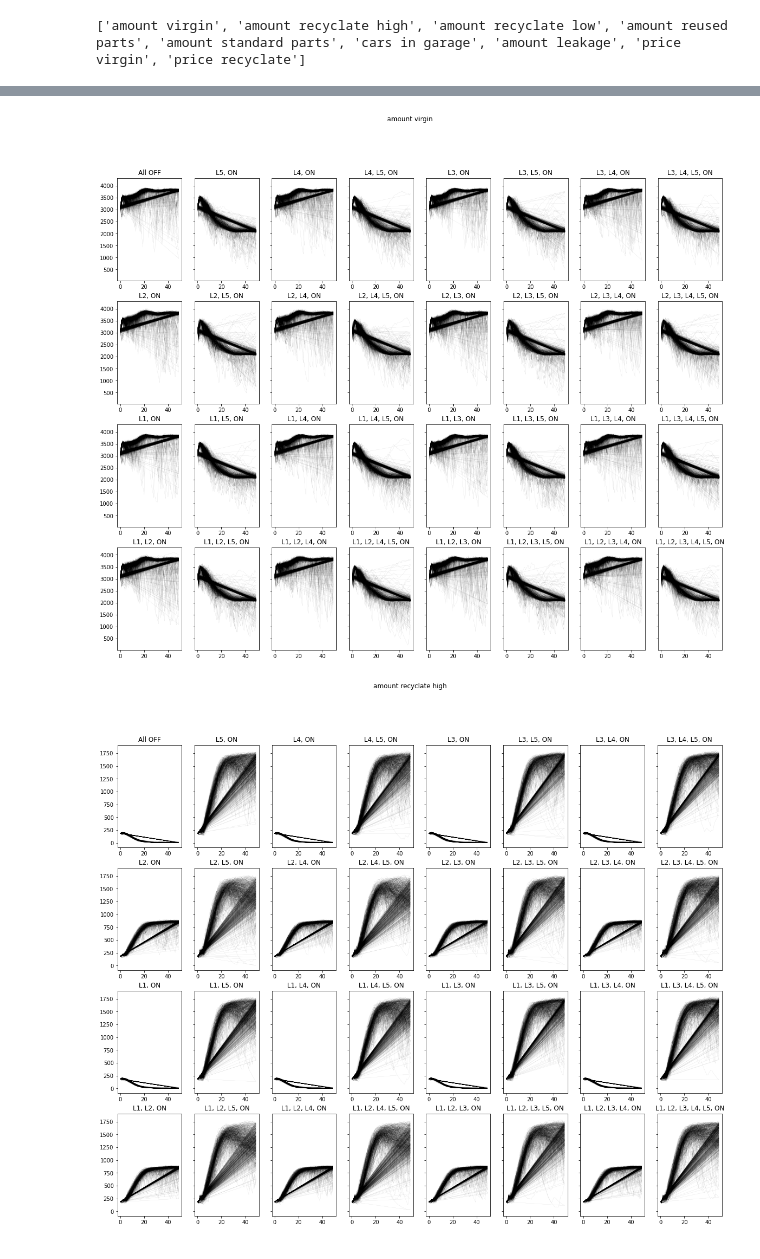
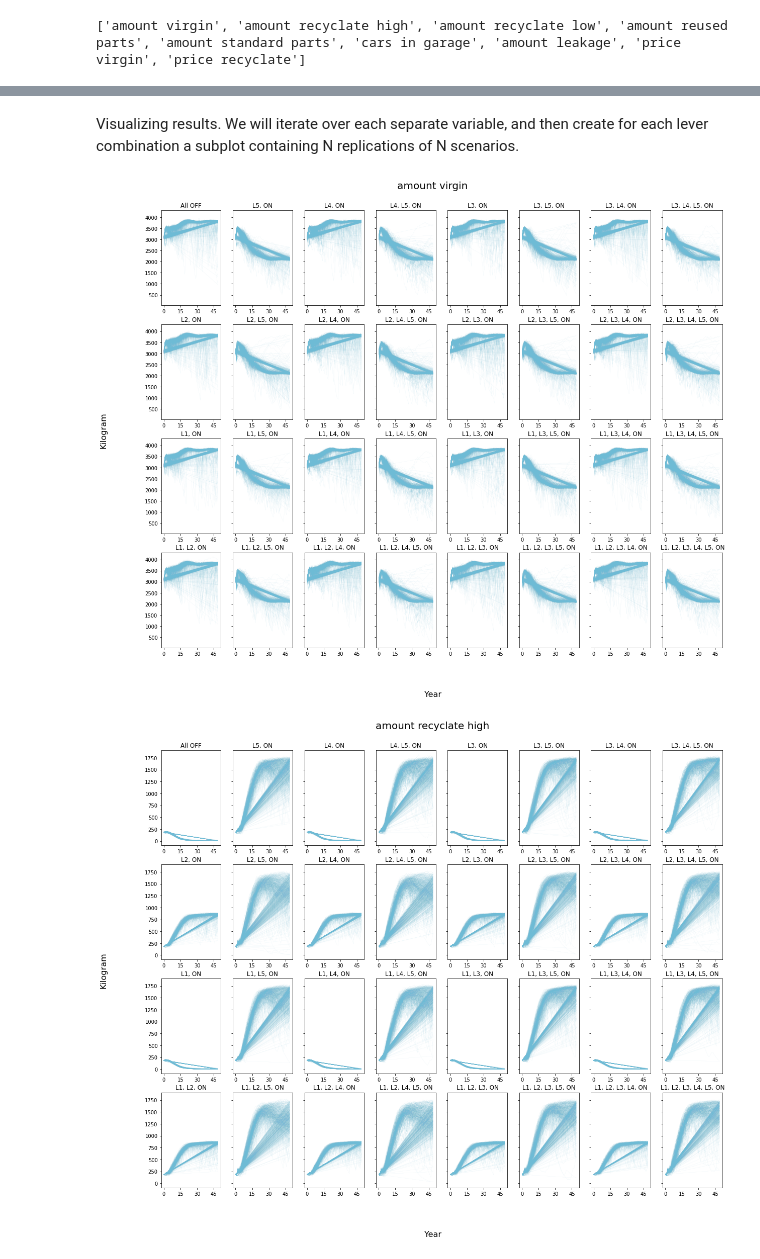
Before and after one commit to max-reddel/QONNECT, a Jupyter notebook: experiments/results.ipynb, the cells around one changed output, grey strips where cells are left out. Cells and saved outputs as stored; diff of their text form; code cells hidden in the pictures.

Commit message:
Results visualizations

```diff
--- a/experiments/results.ipynb
+++ b/experiments/results.ipynb
@@ -207,0 +206,33 @@ unique_levers.head()
+# %%
+for experiment, run in outlier_price_plastics.items():
+    # If there is an outlier
+    if run:
+
+        # Then we determine to which lever combination the experiment belongs
+        for lever_comb, experiments in same_levers.items():
+            # Check whether the outlier experiment is in the list with experiments belonging to the lever combination.
+            if experiment in experiments:
+                LCB = unique_levers.loc[lever_comb, 'Lever information']
+
+        run_data = run[0]
+
+        N_x = 3
+        N_y = 3
+
+        fig, axs = plt.subplots(N_x, N_y, figsize=(20,16))
+        fig.suptitle('Outlier scenario with ' + LCB, y=0.93, fontsize=20)
+        fig.text(0.5, 0.04, 'Year', ha='center', fontsize=16)
+
+        plot_counter = 0
+
+        for row in range(N_x):
+
+            for column in range(N_y):
+                column_name = column_names[plot_counter]
+                axs[row, column].plot(run_data.index, run_data[column_name], color='#6ebbd5')
+                axs[row, column].title.set_text(column_name)
+                axs[row, column].set_ylabel(unit_dict[column_name])
+
+                plot_counter += 1
+
+        fig.savefig('outputimages/outlier.png')
@@ -208,34 +241,40 @@ unique_levers.head()
+# %% [markdown]
+Visualizing results. We will iterate over each separate variable, and then create for each lever combination a subplot containing N replications of N scenarios.
 # %%
 rows = 4
 columns = 8
 
 for column_name, unit in unit_dict.items():
 
     fig, axs = plt.subplots(rows, columns, sharey='all', figsize=(20, 16))
-    fig.suptitle(column_name)
-    #fig.xlabel('Year') # I DONT MANAGE TO SET THESE COMMON X AND Y LABELS FOR THE PLOTS
-    #fig.ylabel(unit)
+    fig.suptitle(column_name, fontsize=20, y=0.93)
+    fig.text(0.5, 0.04, 'Year', ha='center', fontsize=16)
+    fig.text(0.04, 0.5, unit_dict[column_name], va='center', rotation='vertical', fontsize=16)
     # First iterate over the columns
 
     lever_combination_number = 0
 
     for row_nr in range(rows):
         # Then iterate over the rows
         for column_nr in range(columns):
 
             # Then see which experiments correspond to this lever combination and plot the N replications of each experiment in the graph
             corresponding_experiments = same_levers[lever_combination_number] # List of experiments
 
             for experiment_nr in corresponding_experiments:
 
                 experiment_runs = separated_results[experiment_nr]
                 # And now plot a line of each run in the experiment
                 for run in experiment_runs:
 
-                    axs[row_nr, column_nr].plot(run.index, run[column_name], color='black', linewidth=0.2, alpha=0.2)
+                    axs[row_nr, column_nr].plot(run.index, run[column_name], color='#6ebbd5', linewidth=0.2, alpha=0.2)
                     axs[row_nr, column_nr].title.set_text(unique_levers.loc[lever_combination_number, 'Lever information'])
+                    axs[row_nr, column_nr].xaxis.set_major_locator(MaxNLocator(5))
 
             lever_combination_number += 1
+
+    figure_name = column_name.replace(" ", "_") + '.png'
+    fig.savefig('outputimages/' + figure_name)
 # %% [output]
-[figure, old version]
+[figure, new version]
-[figure, old version]
+[figure, new version]
```
Also changed, not shown: parts of 21 cells of this notebook, 9 other files.
